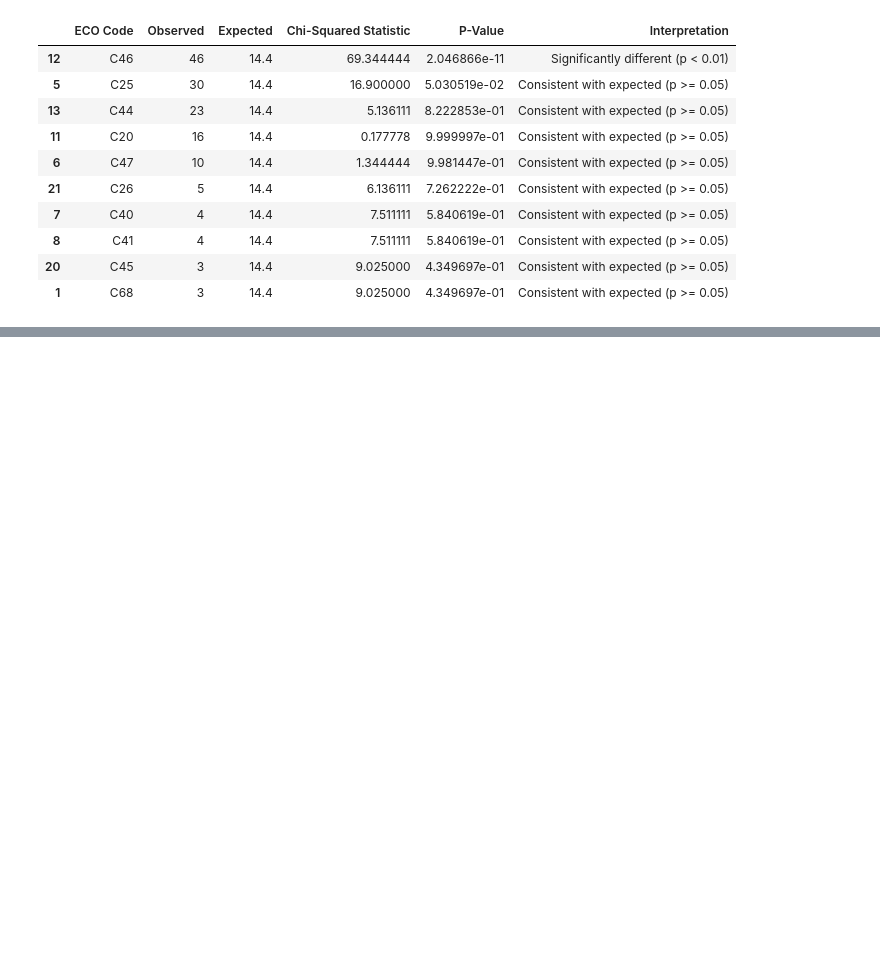
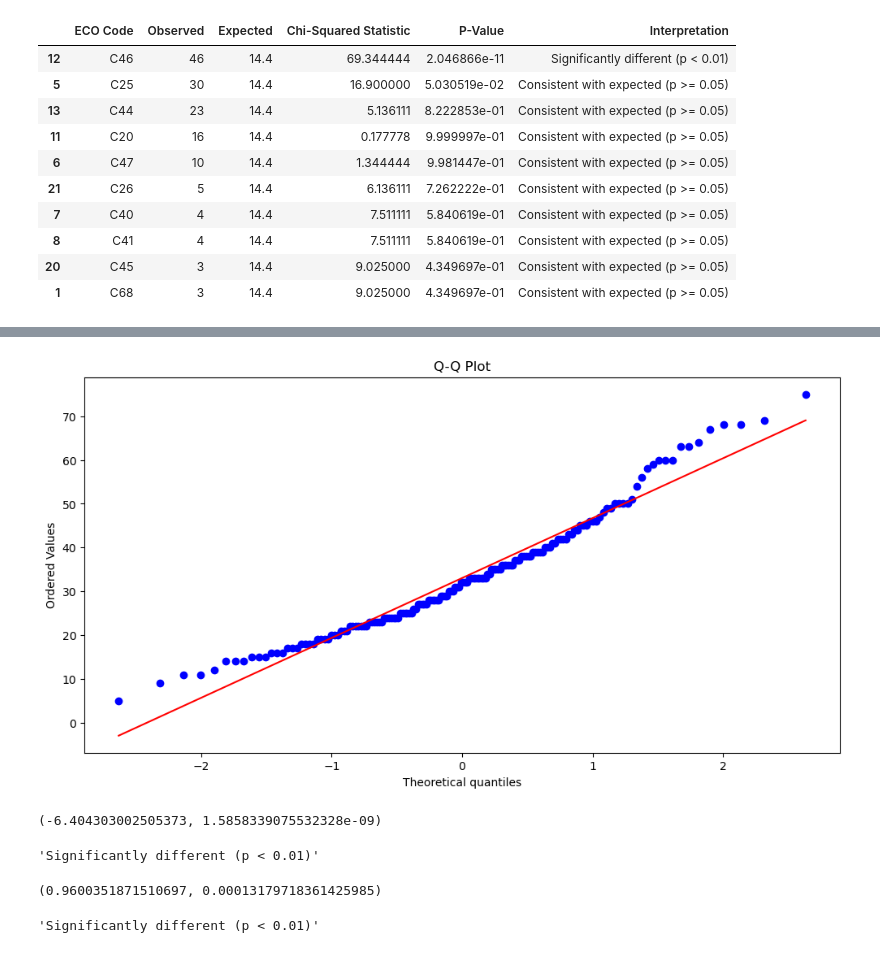
Before and after one commit to johnsonlarryl/csce-5320, a Jupyter notebook: notebooks/personal_positions.ipynb, the cells around one changed output, grey strips where cells are left out. Cells and saved outputs as stored; diff of their text form; code cells hidden in the pictures; blank space fills up the shorter version.

```diff
--- a/notebooks/personal_positions.ipynb
+++ b/notebooks/personal_positions.ipynb
@@ -400,0 +482,25 @@ hypothesis_test_question_2a
+# %%
+plt.figure(figsize=(12, 6))
+stats.probplot(question_3a_moves["total_full_moves"], dist="norm", plot=plt)
+plt.title("Q-Q Plot")
+plt.show()
+# %% [output]
+[figure, added]
+# %%
+t_stat_question_3a, p_value_question_3a = ttest_1samp(question_3a_moves["total_full_moves"], expected_number_of_moves)
+t_stat_question_3a, p_value_question_3a
+# %% [output]
+(-6.404303002505373, 1.5858339075532328e-09)
+# %%
+interpret_p_value(p_value_question_3a)
+# %% [output]
+'Significantly different (p < 0.01)'
+# %%
+shapiro_stat_question_3a, shapiro_p_value_question_3a = shapiro(question_3a_moves["total_full_moves"])
+shapiro_stat_question_3a, shapiro_p_value_question_3a
+# %% [output]
+(0.9600351871510697, 0.00013179718361425985)
+# %%
+interpret_p_value(shapiro_p_value_question_3a)
+# %% [output]
+'Significantly different (p < 0.01)'
```
Also changed, not shown: parts of 8 cells of this notebook.
